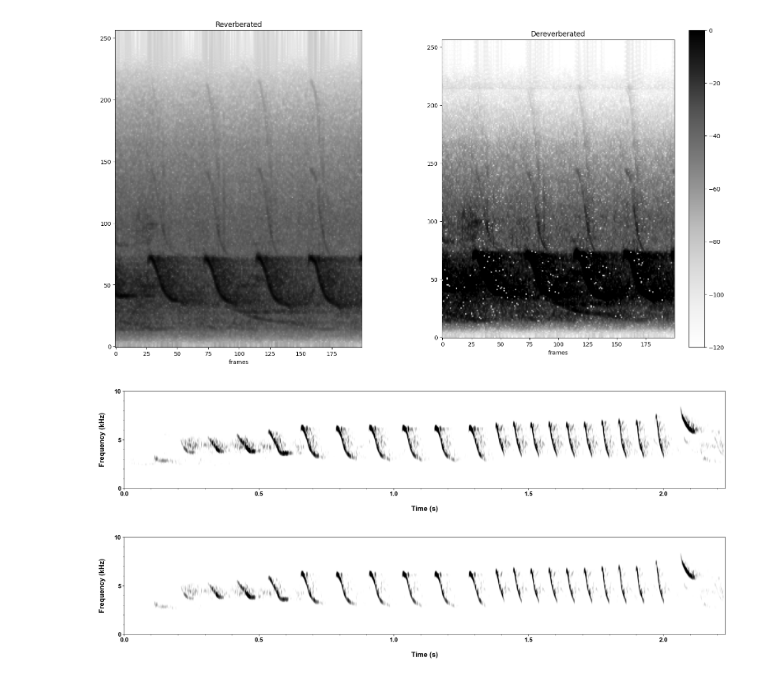
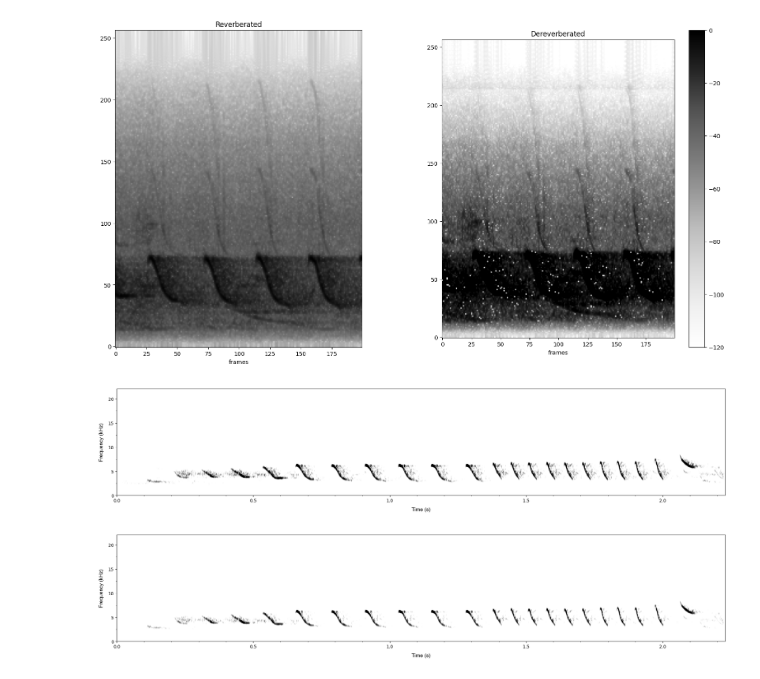
Before and after one commit to braycarlson/warbler, a Jupyter notebook: notebook/tuning/00 - dereverberation.ipynb, the cells around one changed output. Cells and saved outputs as stored; diff of their text form; code cells hidden in the pictures.

```diff
--- a/notebook/tuning/00 - dereverberation.ipynb
+++ b/notebook/tuning/00 - dereverberation.ipynb
@@ -161,21 +160,23 @@ cb = fig.colorbar(im2)
 [figure]
 # %%
 spectrogram = create_spectrogram(reverberated, default)
-image = create_image(spectrogram)
 
-plot = LusciniaSpectrogram(reverberated, image)
+plot = StandardSpectrogram()
+plot.signal = reverberated
+plot.spectrogram = spectrogram
 plot.create()
 
 plt.show()
 # %% [output]
-[figure, old version]
+[figure, new version]
 # %%
 spectrogram = create_spectrogram(dereverberated, default)
-image = create_image(spectrogram)
 
-plot = LusciniaSpectrogram(dereverberated, image)
+plot = StandardSpectrogram()
+plot.signal = reverberated
+plot.spectrogram = spectrogram
 plot.create()
 
 plt.show()
 # %% [output]
-[figure, old version]
+[figure, new version]
```
Also changed, not shown: parts of 2 cells of this notebook, 24 other files.
